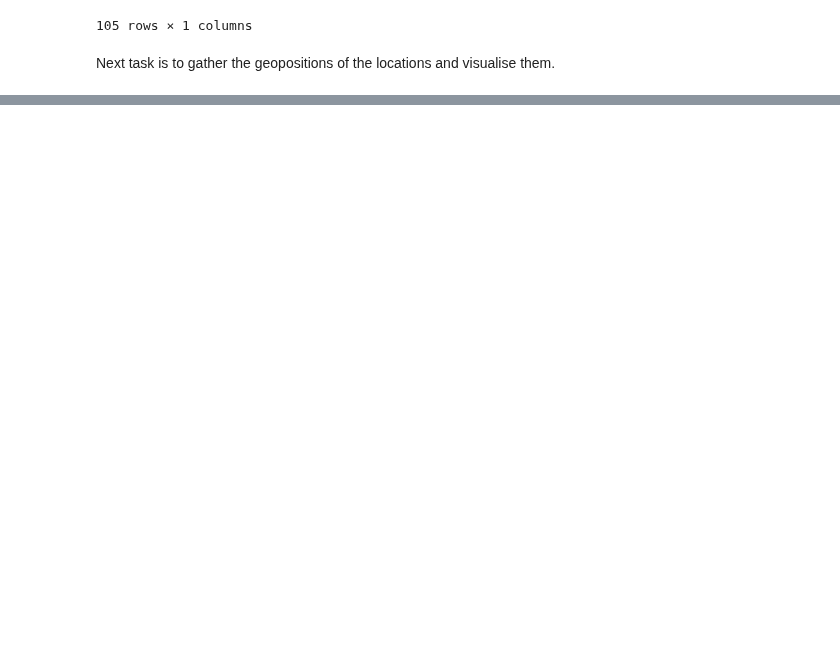
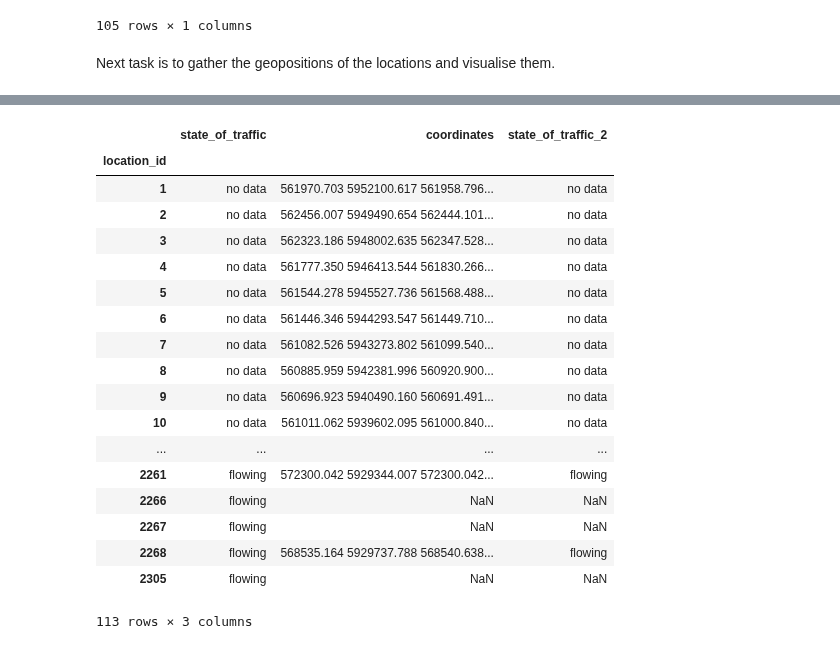
Before and after one commit to 1kastner/verkehrsdaten, a Jupyter notebook: Use open traffic data of Hamburg.ipynb, the cells around one changed output, grey strips where cells are left out. Drawn from its saved outputs; the diff is of its cells as text; code cells hidden in the pictures; blank space fills up the shorter version.

Commit message:
Add coordinates from GML file

```diff
--- a/Use open traffic data of Hamburg.ipynb
+++ b/Use open traffic data of Hamburg.ipynb
@@ -62,3 +63,8 @@ df
 105 rows × 1 columns
 # %% [markdown]
 Next task is to gather the geopositions of the locations and visualise them.
+# %%
+resp = requests.get("https://geodienste.hamburg.de/HH_WFS_Verkehr_opendata?"
+                    + "SERVICE=WFS&REQUEST=GetFeature&VERSION=1.1.0&TYPENAME=bab_vkl")
+content = resp.text
+print(content)
@@ -64,0 +89,4 @@ Next task is to gather the geopositions of the locations and visualise them.
+# %%
+import xml.etree.ElementTree as ET
+tree = ET.fromstring(content)
+tree
@@ -64,0 +95,25 @@ Next task is to gather the geopositions of the locations and visualise them.
+# %%
+data = {
+    'location_id': [],
+    'coordinates': [],
+    'state_of_traffic_2': []
+}
+
+namespaces = {"app": "http://www.deegree.org/app", "gml": "http://www.opengis.net/gml"}
+
+for node in tree.findall("./gml:featureMember/app:bab_vkl", namespaces=namespaces):
+    vkl_id = int(node.find("app:vkl_id", namespaces=namespaces).text)
+    klasse_node = node.find("app:klasse", namespaces=namespaces)
+    klasse = klasse_node.text if klasse_node is not None else ""
+    klasse_translated = translation.get(klasse, "no data")
+    location_node = node.find("./app:the_geom/gml:MultiLineString/gml:lineStringMember/gml:LineString/gml:posList",
+                         namespaces=namespaces)
+    location = location_node.text if location_node is not None else ""
+    data["location_id"].append(vkl_id)
+    data["coordinates"].append(location)
+    data["state_of_traffic_2"].append(klasse_translated)
+
+df2 = pd.DataFrame(data=data)
+df2 = df2.set_index("location_id")
+df2 = df2.sort_index()
+df2
@@ -64,0 +140,23 @@ Next task is to gather the geopositions of the locations and visualise them.
+# %%
+big_df = df.join(df2)
+big_df
+# %% [output]
+|  | state_of_traffic | coordinates | state_of_traffic_2 |
+| location_id |  |  |  |
+| 1 | no data | 561970.703 5952100.617 561958.796... | no data |
+| 2 | no data | 562456.007 5949490.654 562444.101... | no data |
+| 3 | no data | 562323.186 5948002.635 562347.528... | no data |
+| 4 | no data | 561777.350 5946413.544 561830.266... | no data |
+| 5 | no data | 561544.278 5945527.736 561568.488... | no data |
+| 6 | no data | 561446.346 5944293.547 561449.710... | no data |
+| 7 | no data | 561082.526 5943273.802 561099.540... | no data |
+| 8 | no data | 560885.959 5942381.996 560920.900... | no data |
+| 9 | no data | 560696.923 5940490.160 560691.491... | no data |
+| 10 | no data | 561011.062 5939602.095 561000.840... | no data |
+| ... | ... | ... | ... |
+| 2261 | flowing | 572300.042 5929344.007 572300.042... | flowing |
+| 2266 | flowing | NaN | NaN |
+| 2267 | flowing | NaN | NaN |
+| 2268 | flowing | 568535.164 5929737.788 568540.638... | flowing |
+| 2305 | flowing | NaN | NaN |
+113 rows × 3 columns
```
Also changed, not shown: parts of 7 cells of this notebook, 1 other file.
